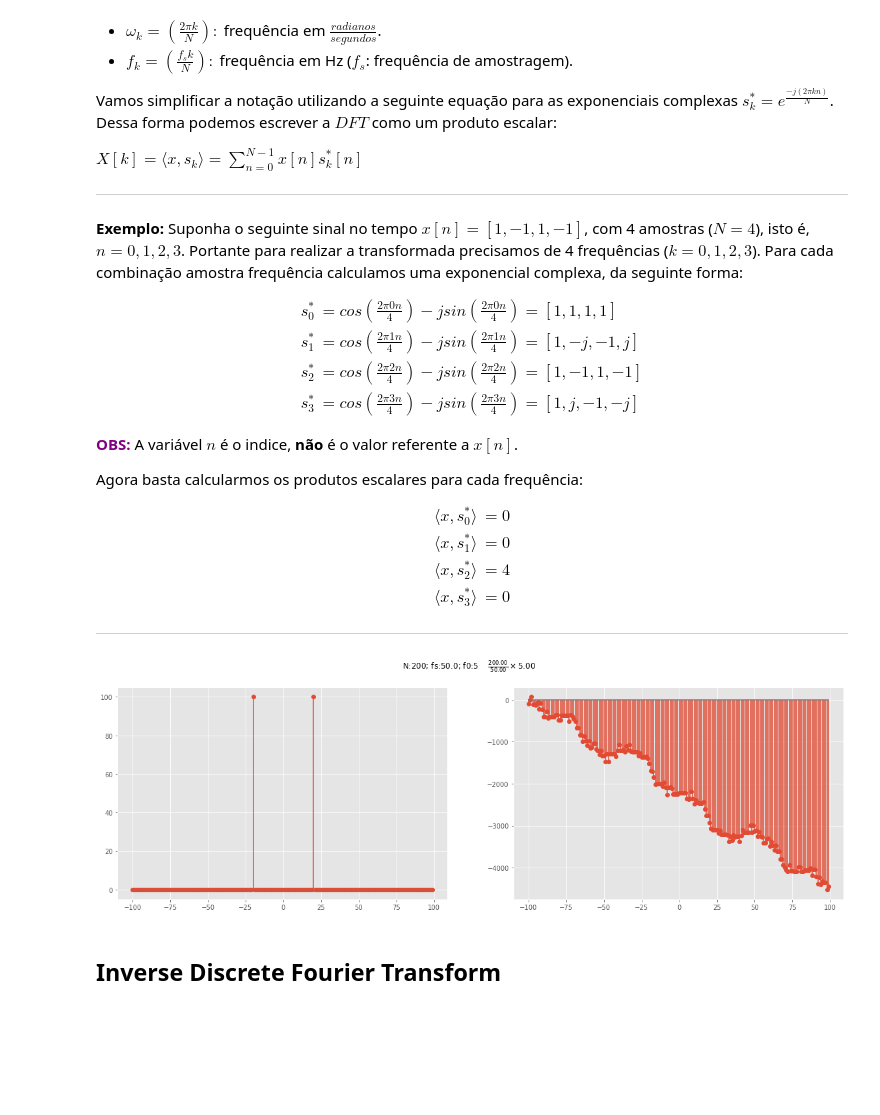
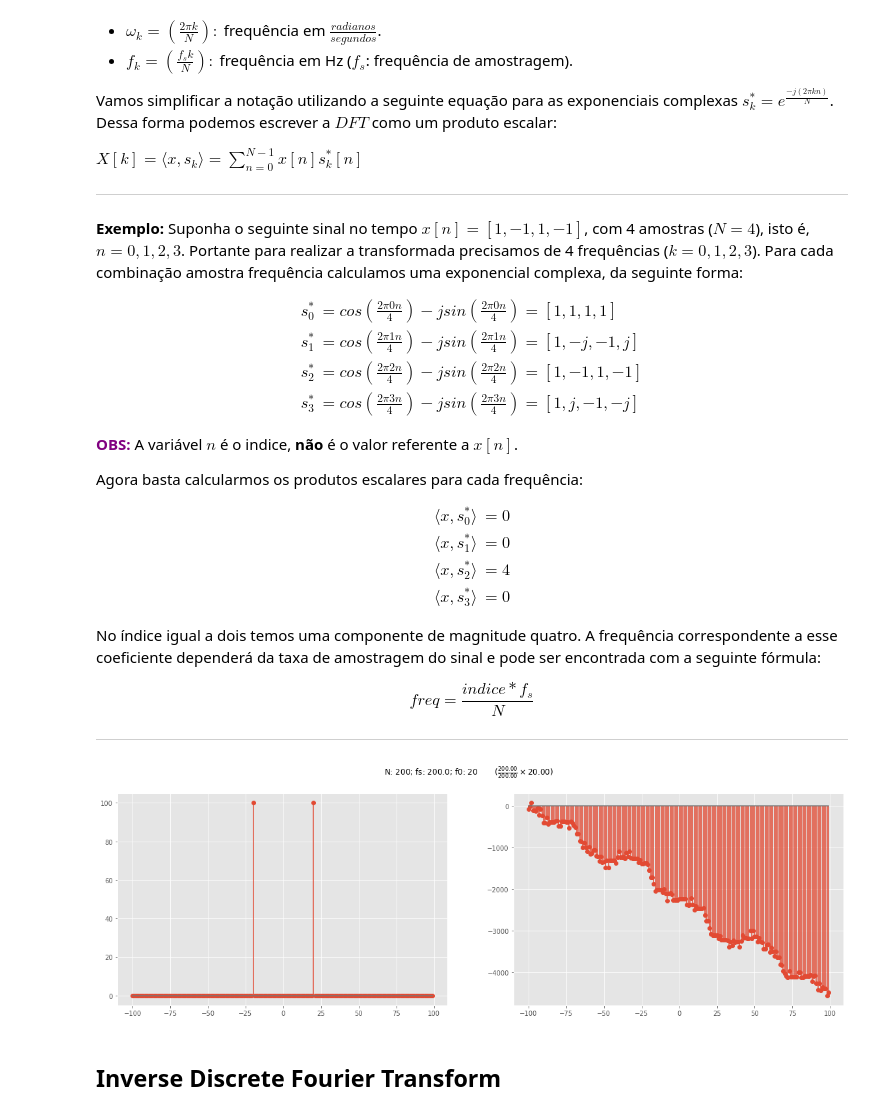
Before and after one commit to rocabrera/audio-learning, a Jupyter notebook: 2_basic_dft.ipynb, the cells around one changed output. Saved outputs shown, nothing was run; the diff lists cells and outputs as text; code cells hidden in the pictures; blank space fills up the shorter version.

Commit message:
adiciona spectral leakage e normaliza tempo no dft

```diff
--- a/2_basic_dft.ipynb
+++ b/2_basic_dft.ipynb
@@ -45,43 +45,53 @@ Agora basta calcularmos os produtos escalares para cada frequência:
 \langle x {,} s^*_3\rangle &= 0
 \end{align}
 
+
+No índice igual a dois temos uma componente de magnitude quatro. A frequência correspondente a esse coeficiente dependerá da taxa de amostragem do sinal e pode ser encontrada com a seguinte fórmula:
+
+$$
+freq = \frac{indice*f_s}{N}
+$$
+
 ---
 # %%
 #Parêmetros iniciais
 N  = 200 # Samples
-f0 = 5  #Frequência Fundamental
+f0 = 20  #Frequência Fundamental
 
 ti = 0
-tf = 4
+tf = 1 # PRECISA ESTAR NORMALIZADO
 dt = (tf-ti)/N
 
 t = np.arange(ti,tf,dt)
 
 # Sinal de input
-x_exp  = np.exp(1j*2*np.pi*f0 * t)
-x_sin  = np.sin(2*np.pi*f0    * t)
-x_cos  = np.cos(2*np.pi*f0    * t)
+# x_exp  = np.exp(1j*2*np.pi*f0 * t)
+# x_sin  = np.sin(2*np.pi*f0    * t)
+x_cos  = np.cos(2*np.pi*f0 * t)
 
 #Fourier Transform
 X_k = []
 
 ns = np.arange(-N/2, N/2)
 ks = np.arange(-N/2, N/2)
 
 for k in ks:
     s = np.exp(-1j*2*np.pi*k/N * ns)
     X_k.append(sum(x_cos*s))
 
 #Plotting figure
 fig, axs = plt.subplots(1,2,figsize = (20,6))
 
-axs[0].stem(ks, np.real(X_k))
-axs[1].stem(ks, np.unwrap(np.angle(X_k,deg=True),discont=180))
+# Mapping k to Hz
+freqs = (np.array(ks)*(1/dt))/N
 
-plt.suptitle(f"N:{round(N,2)}; fs:{round(1/dt,2)}; f0:{round(f0,2)}\t" + r"$\frac{%.2f}{%.2f}\times%.2f$" % (N,1/dt,f0))
+axs[0].stem(freqs, np.real(X_k))
+axs[1].stem(freqs, np.unwrap(np.angle(X_k,deg=True),discont=180))
+
+plt.suptitle(f"N: {round(N,2)}; fs: {round(1/dt,2)}; f0: {round(f0,2)}\t" + r"$(\frac{%.2f}{%.2f}\times%.2f)$" % (N,1/dt,f0))
 plt.show()
 # %% [output]
-[figure, old version]
+[figure, new version]
 # %% [markdown]
 ## **Inverse Discrete Fourier Transform**
 # %% [markdown]
```
Also changed, not shown: parts of 1 cell of this notebook, 1 other file.
